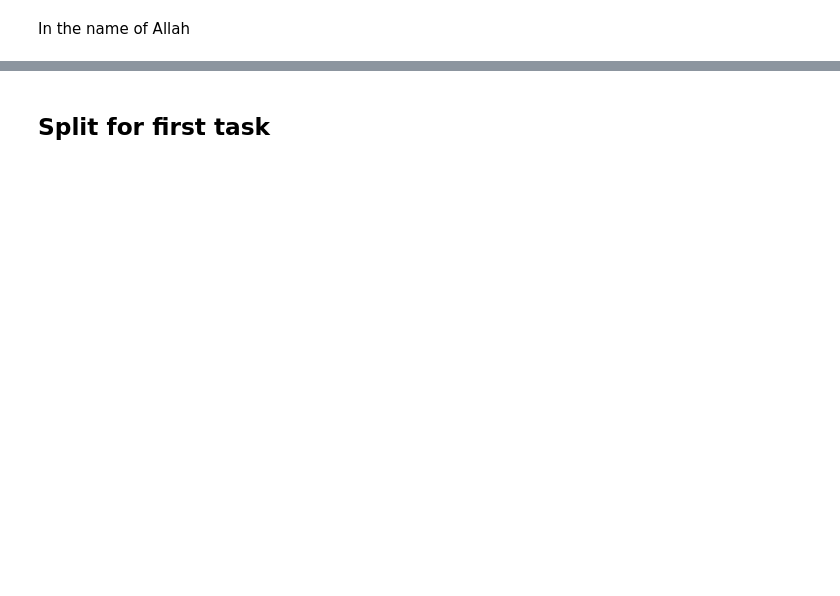
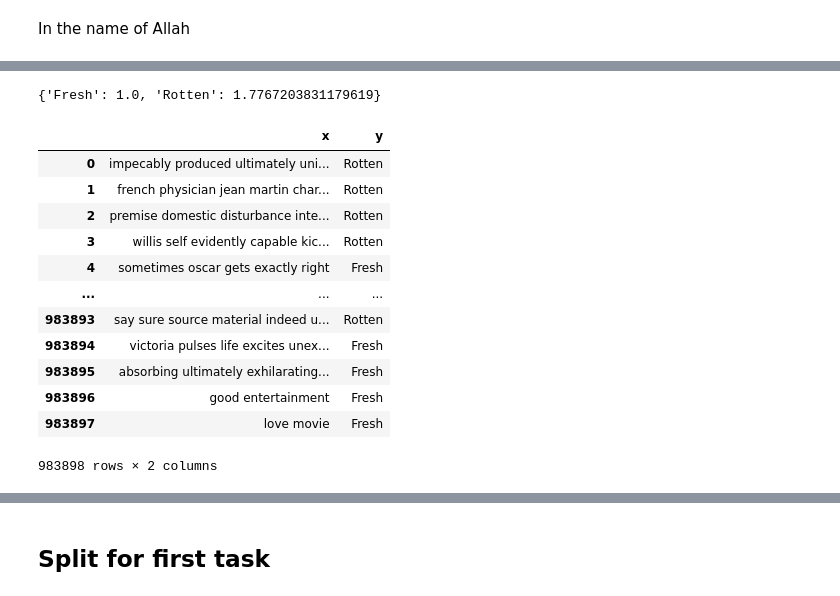
Before and after one commit to MMovasaghi/SentiMovie, a Jupyter notebook: code/instance_selection_and_partitioning.ipynb, the cells around one changed output, grey strips where cells are left out. Cells and saved outputs as stored; diff of their text form; code cells hidden in the pictures; blank space fills up the shorter version.

```diff
--- a/code/instance_selection_and_partitioning.ipynb
+++ b/code/instance_selection_and_partitioning.ipynb
@@ -39,0 +517,18 @@ class imbalance_handling:
+# %%
+train_df = ih.Upsample_less_number_class(train_data['x'], train_data['y'])
+train_df
+# %% [output]
+{'Fresh': 1.0, 'Rotten': 1.7767203831179619}
+|  | x | y |
+| 0 | impecably produced ultimately uni... | Rotten |
+| 1 | french physician jean martin char... | Rotten |
+| 2 | premise domestic disturbance inte... | Rotten |
+| 3 | willis self evidently capable kic... | Rotten |
+| 4 | sometimes oscar gets exactly right | Fresh |
+| ... | ... | ... |
+| 983893 | say sure source material indeed u... | Rotten |
+| 983894 | victoria pulses life excites unex... | Fresh |
+| 983895 | absorbing ultimately exhilarating... | Fresh |
+| 983896 | good entertainment | Fresh |
+| 983897 | love movie | Fresh |
+983898 rows × 2 columns
```
Also changed, not shown: parts of 23 cells of this notebook, 1 other file.
